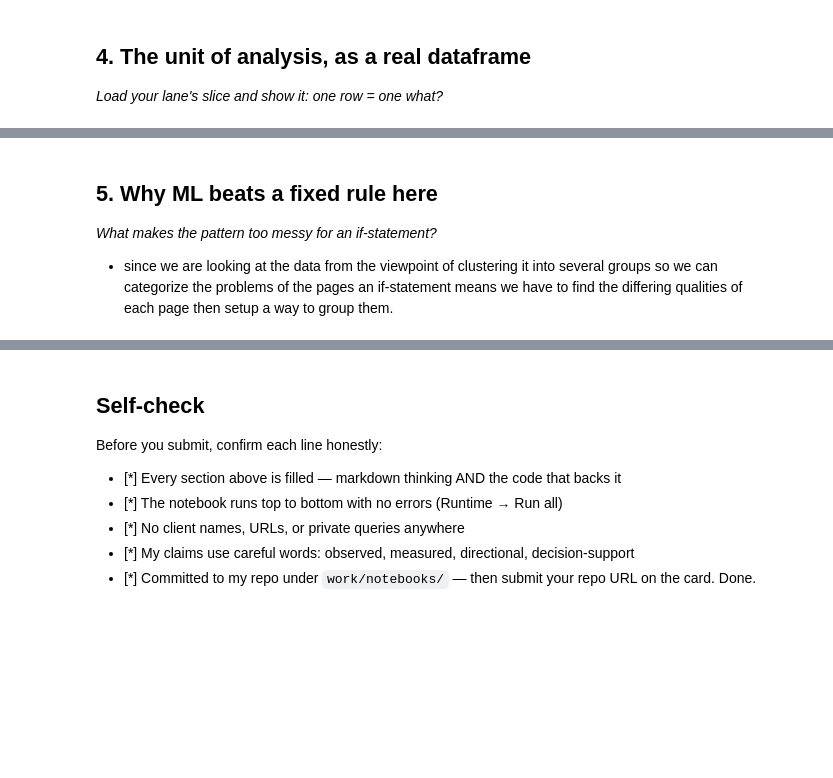
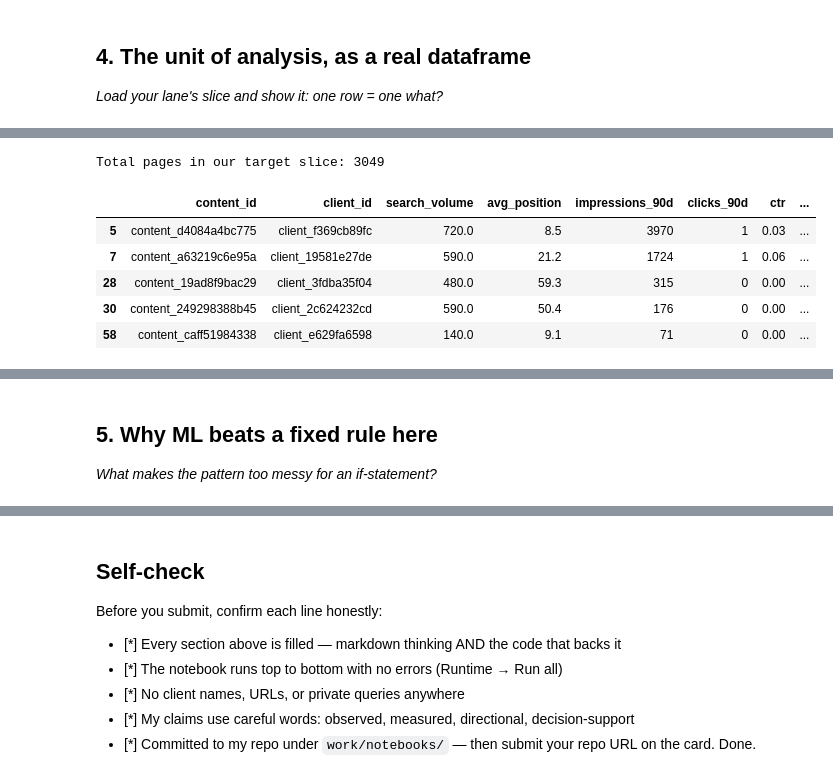
Before and after one commit to metrosmash/myflyrank-ml-internship, a Jupyter notebook: work/notebooks/w02_ml_task_framing.ipynb, the cells around one changed output, grey strips where cells are left out. Saved outputs shown, nothing was run; the diff lists cells and outputs as text; code cells hidden in the pictures; blank space fills up the shorter version.

```diff
--- a/work/notebooks/w02_ml_task_framing.ipynb
+++ b/work/notebooks/w02_ml_task_framing.ipynb
@@ -134,3 +157,20 @@ Starter data found. You're ready.
+# %%
+# Show a clean slice of the dataset highlighting our unit of analysis columns
+lane_4_slice = df[df['search_volume'] > 100][[
+    'content_id', 'client_id', 'search_volume', 'avg_position',
+    'impressions_90d', 'clicks_90d', 'ctr', 'days_since_last_update', 'is_declining_label'
+]]
+
+print(f"Total pages in our target slice: {len(lane_4_slice)}")
+display(lane_4_slice.head(5))
+# %% [output]
+Total pages in our target slice: 3049
+|  | content_id | client_id | search_volume | avg_position | impressions_90d | clicks_90d | ctr | ... |
+| 5 | content_d4084a4bc775 | client_f369cb89fc | 720.0 | 8.5 | 3970 | 1 | 0.03 | ... |
+| 7 | content_a63219c6e95a | client_19581e27de | 590.0 | 21.2 | 1724 | 1 | 0.06 | ... |
+| 28 | content_19ad8f9bac29 | client_3fdba35f04 | 480.0 | 59.3 | 315 | 0 | 0.00 | ... |
+| 30 | content_249298388b45 | client_2c624232cd | 590.0 | 50.4 | 176 | 0 | 0.00 | ... |
+| 58 | content_caff51984338 | client_e629fa6598 | 140.0 | 9.1 | 71 | 0 | 0.00 | ... |
 # %%
 # This cell is for CODE (numbers, a query, a check).
 # Write your text answer in the cell ABOVE this one — typing sentences here breaks Run All.
@@ -153,5 +192,3 @@ what we want to then do is cluster this page as if its too broad/general
 ## 5. Why ML beats a fixed rule here
 
 *What makes the pattern too messy for an if-statement?*
-
-- since we are looking at the data from the viewpoint of clustering it into several groups so we can categorize the problems of the pages an if-statement means we have to find the differing qualities of each page then setup a way to group them.
```
Also changed, not shown: parts of 16 cells of this notebook.
